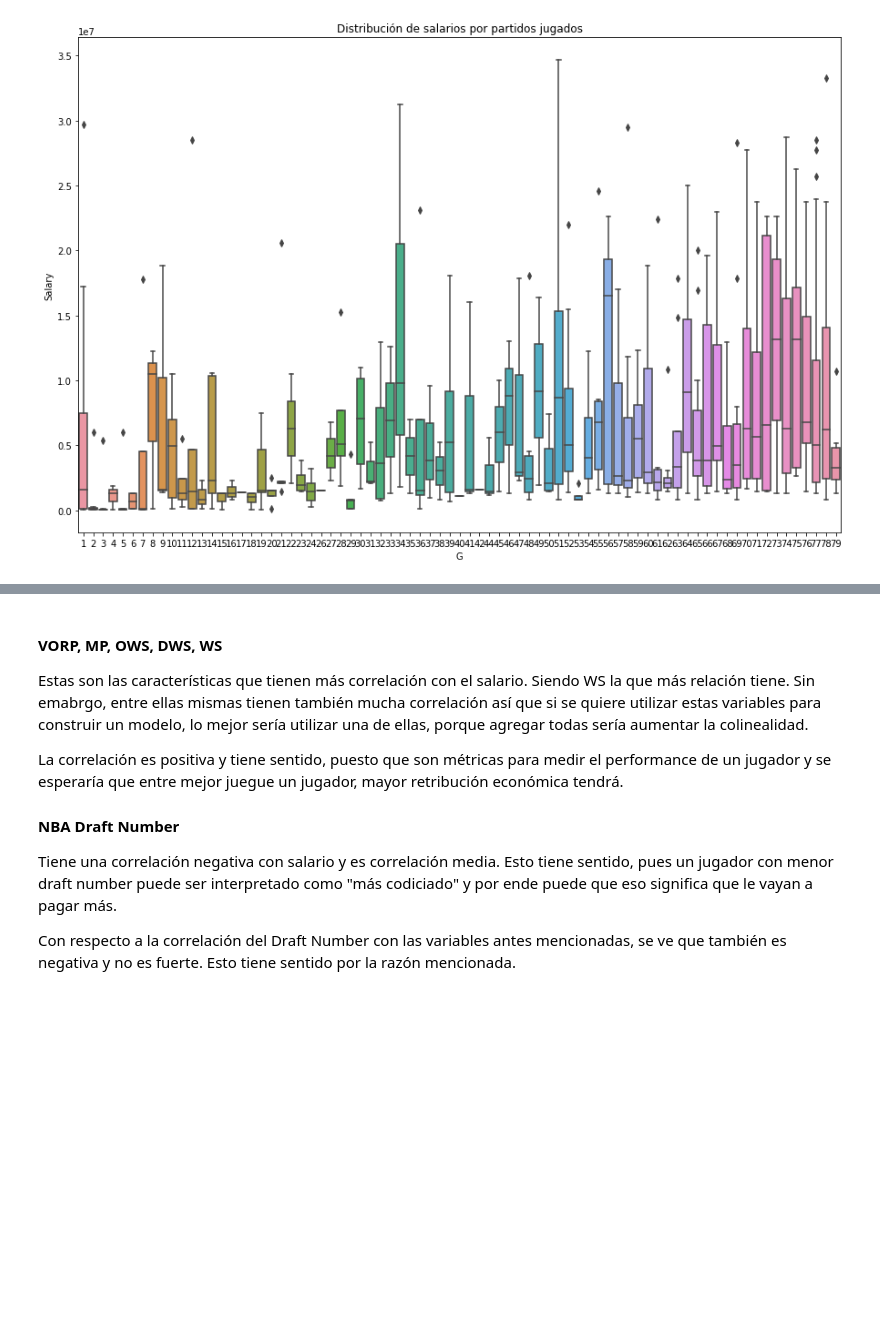
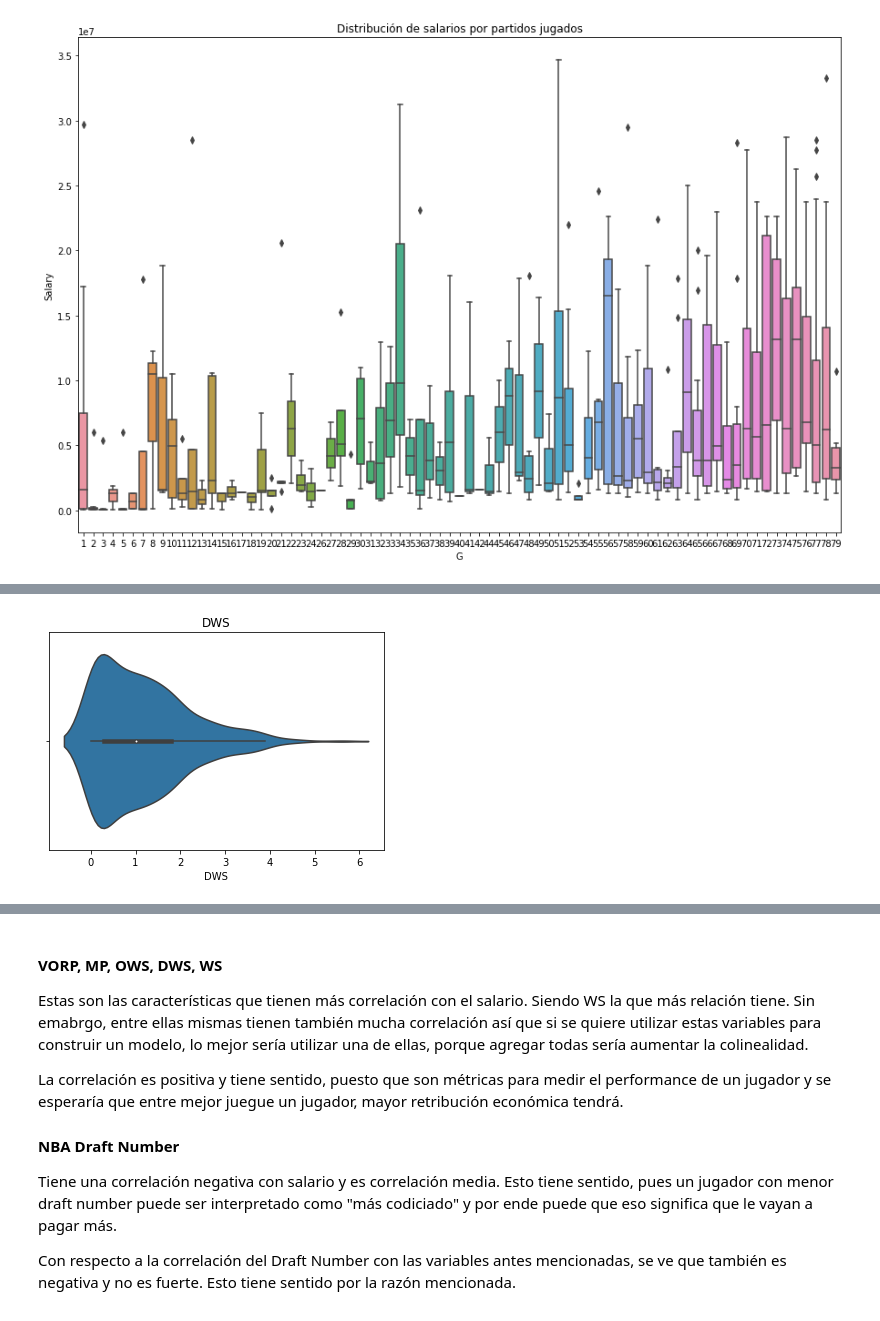
Before and after one commit to StevenMaMei/DataAnalyticsFinalProject, a Jupyter notebook: PrimerEntrega.ipynb, the cells around one changed output, grey strips where cells are left out. Cells and saved outputs as stored; diff of their text form; code cells hidden in the pictures; blank space fills up the shorter version.

```diff
--- a/PrimerEntrega.ipynb
+++ b/PrimerEntrega.ipynb
@@ -378,0 +402,10 @@ Text(0.5, 1.0, 'Distribución de salarios por partidos jugados')
+# %%
+fig, ax = plt.subplots()
+colname = d.columns[21]
+sns.violinplot(x=colname, data=d)
+plt.title(colname)
+
+# Show the plot
+plt.show()
+# %% [output]
+[figure, added]
```
Also changed, not shown: parts of 14 cells of this notebook.
